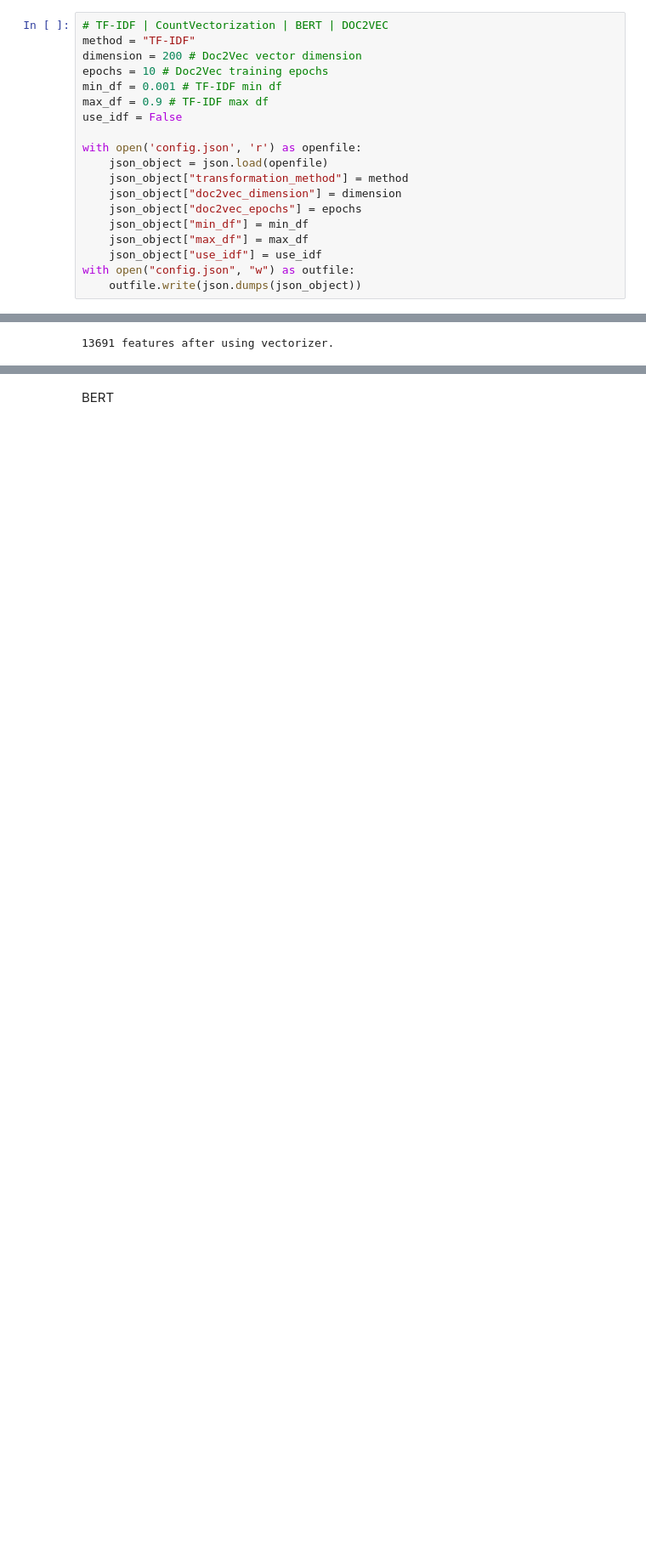
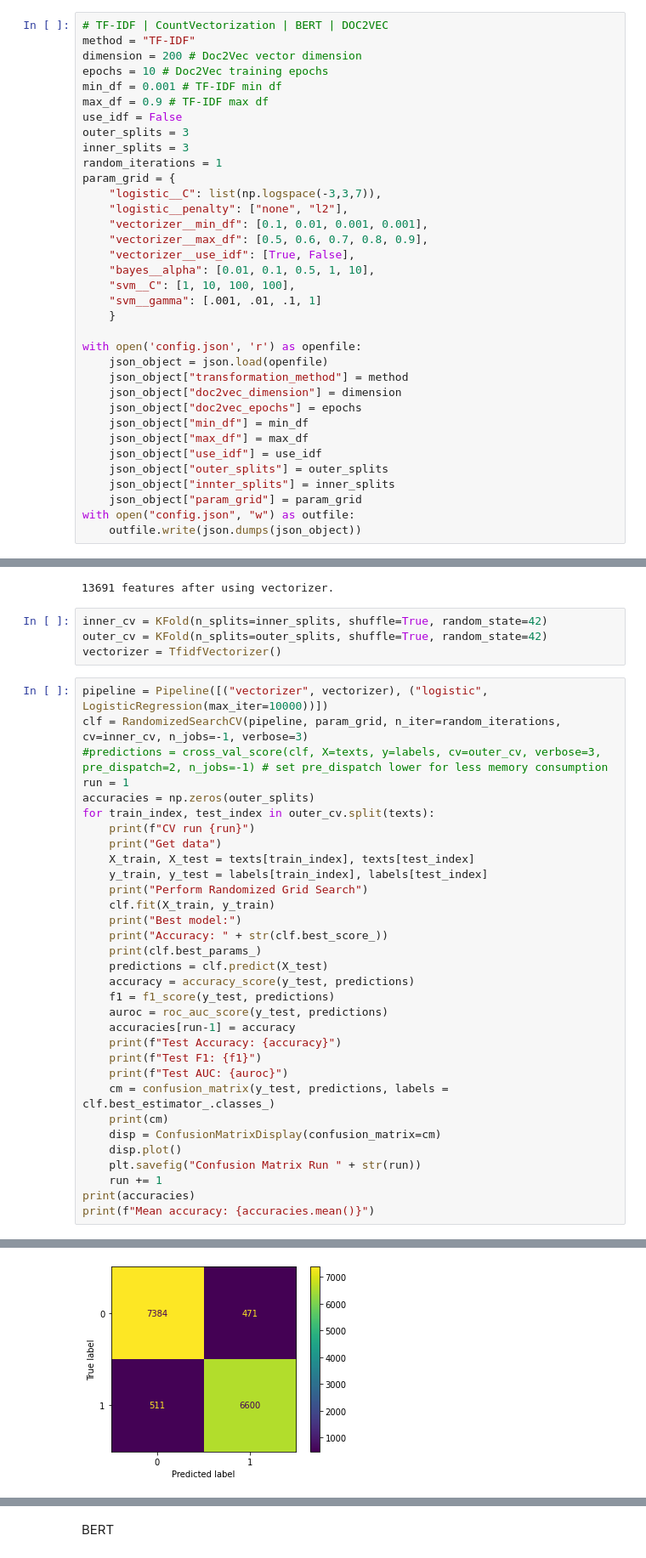
Before and after one commit to tnowak1502/data-mining-project, a Jupyter notebook: transformation.ipynb, the cells around one changed output, grey strips where cells are left out. Shown: that part at 85% size. Drawn from its saved outputs; the diff is of its cells as text; blank space fills up the shorter version.

Commit message:
pipeline changes

```diff
--- a/transformation.ipynb
+++ b/transformation.ipynb
@@ -32,6 +49,19 @@ epochs = 10 # Doc2Vec training epochs
 min_df = 0.001 # TF-IDF min df
 max_df = 0.9 # TF-IDF max df
 use_idf = False
+outer_splits = 3
+inner_splits = 3
+random_iterations = 1
+param_grid = {
+    "logistic__C": list(np.logspace(-3,3,7)),
+    "logistic__penalty": ["none", "l2"],
+    "vectorizer__min_df": [0.1, 0.01, 0.001, 0.001],
+    "vectorizer__max_df": [0.5, 0.6, 0.7, 0.8, 0.9],
+    "vectorizer__use_idf": [True, False],
+    "bayes__alpha": [0.01, 0.1, 0.5, 1, 10],
+    "svm__C": [1, 10, 100, 100],
+    "svm__gamma": [.001, .01, .1, 1]
+    }
 
 with open('config.json', 'r') as openfile:
     json_object = json.load(openfile)
@@ -41,6 +71,9 @@ with open('config.json', 'r') as openfile:
     json_object["min_df"] = min_df
     json_object["max_df"] = max_df
     json_object["use_idf"] = use_idf
+    json_object["outer_splits"] = outer_splits
+    json_object["innter_splits"] = inner_splits
+    json_object["param_grid"] = param_grid
 with open("config.json", "w") as outfile:
     outfile.write(json.dumps(json_object))
 # %% [markdown]
@@ -60,3 +93,40 @@ if method == "TF-IDF":
     print(f"{len(feature_names)} features after using vectorizer.")
 # %% [output]
 13691 features after using vectorizer.
+# %%
+inner_cv = KFold(n_splits=inner_splits, shuffle=True, random_state=42)
+outer_cv = KFold(n_splits=outer_splits, shuffle=True, random_state=42)
+vectorizer = TfidfVectorizer()
+# %%
+pipeline = Pipeline([("vectorizer", vectorizer), ("logistic", LogisticRegression(max_iter=10000))])
+clf = RandomizedSearchCV(pipeline, param_grid, n_iter=random_iterations, cv=inner_cv, n_jobs=-1, verbose=3)
+#predictions = cross_val_score(clf, X=texts, y=labels, cv=outer_cv, verbose=3, pre_dispatch=2, n_jobs=-1) # set pre_dispatch lower for less memory consumption
+run = 1
+accuracies = np.zeros(outer_splits)
+for train_index, test_index in outer_cv.split(texts):
+    print(f"CV run {run}")
+    print("Get data")
+    X_train, X_test = texts[train_index], texts[test_index]
+    y_train, y_test = labels[train_index], labels[test_index]
+    print("Perform Randomized Grid Search")
+    clf.fit(X_train, y_train)
+    print("Best model:")
+    print("Accuracy: " + str(clf.best_score_))
+    print(clf.best_params_)
+    predictions = clf.predict(X_test)
+    accuracy = accuracy_score(y_test, predictions)
+    f1 = f1_score(y_test, predictions)
+    auroc = roc_auc_score(y_test, predictions)
+    accuracies[run-1] = accuracy
+    print(f"Test Accuracy: {accuracy}")
+    print(f"Test F1: {f1}")
+    print(f"Test AUC: {auroc}")
+    cm = confusion_matrix(y_test, predictions, labels = clf.best_estimator_.classes_)
+    print(cm)
+    disp = ConfusionMatrixDisplay(confusion_matrix=cm)
+    disp.plot()
+    plt.savefig("Confusion Matrix Run " + str(run))
+    run += 1
+print(accuracies)
+print(f"Mean accuracy: {accuracies.mean()}")
+# %% [output]
@@ -62,0 +160 @@ if method == "TF-IDF":
+[figure, added]
```
Also changed, not shown: parts of 4 cells of this notebook, 5 other files.
